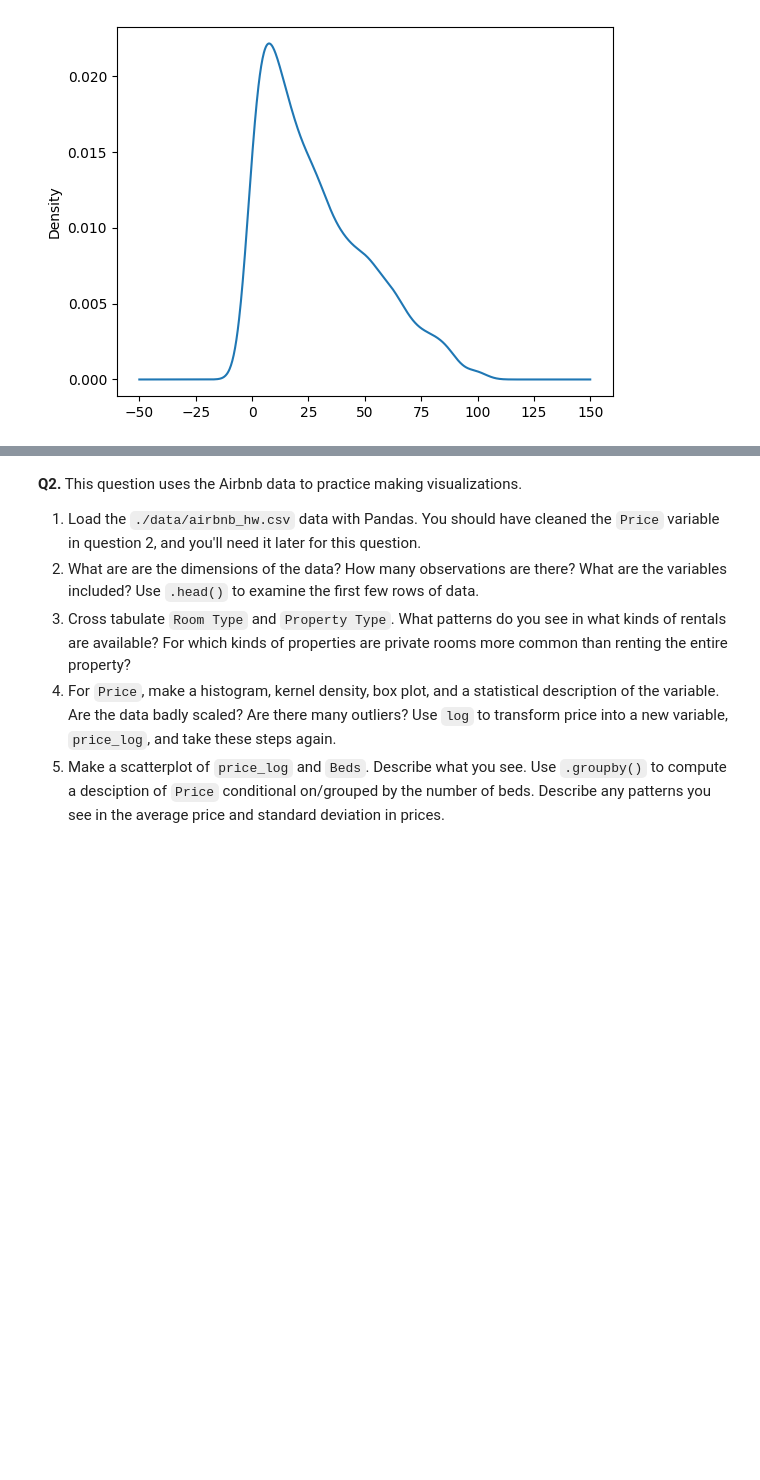
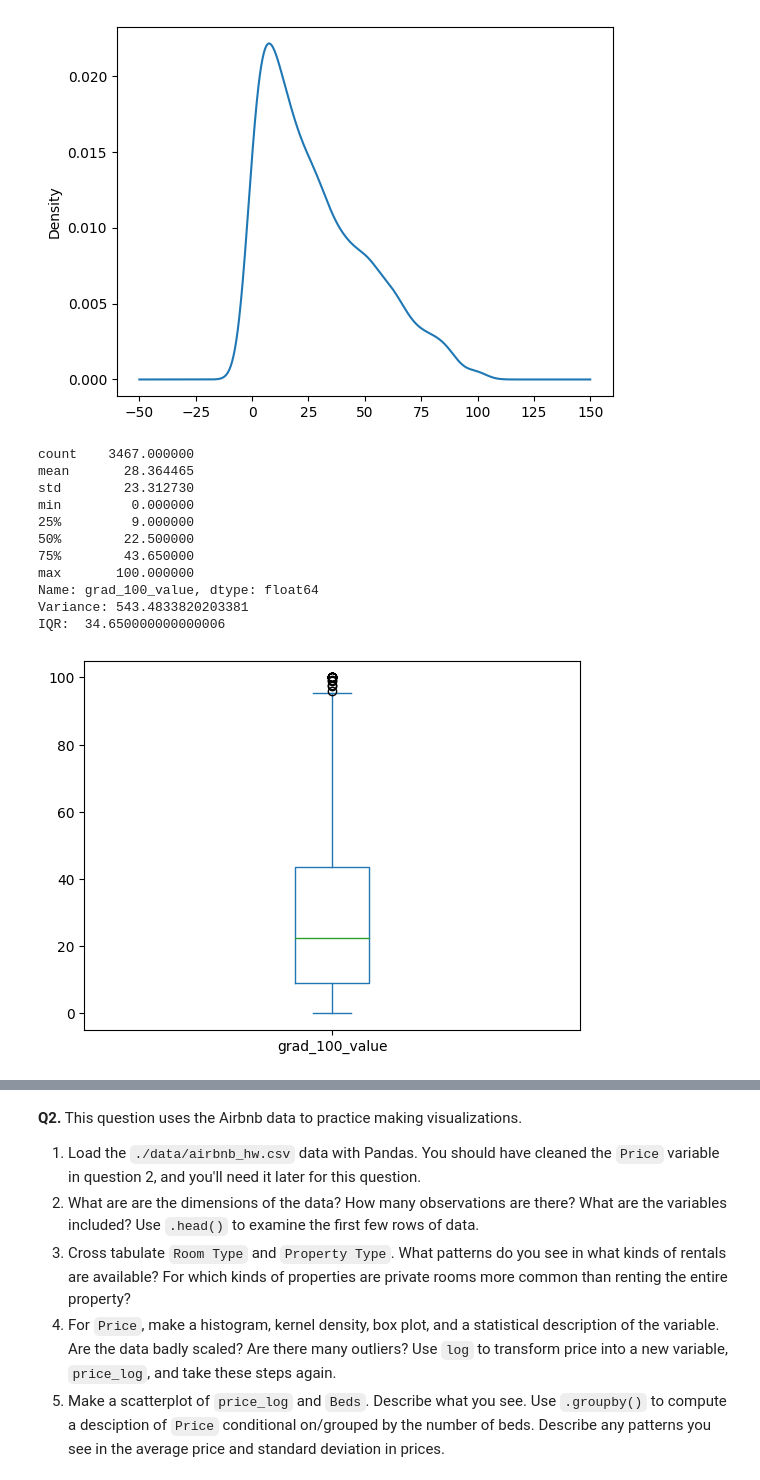
Before and after one commit to cwynne12/visualization, a Jupyter notebook: assignment/assignment.ipynb, the cells around one changed output, grey strips where cells are left out. Saved outputs shown, nothing was run; the diff lists cells and outputs as text; code cells hidden in the pictures; blank space fills up the shorter version.

```diff
--- a/assignment/assignment.ipynb
+++ b/assignment/assignment.ipynb
@@ -77,3 +71,23 @@ df['grad_100_value'].plot.density() #kernel density plot; shows us that the data
 # %% [output]
 <Axes: ylabel='Density'>
 [figure]
+# %%
+df['grad_100_value'].plot.box() #box plot
+# statistical summary
+stats = df['grad_100_value'].describe()
+print(stats)
+print('Variance:', stats[2]**2) #variance
+print ('IQR: ', stats[6]-stats[4] ) #IQR
+# %% [output]
+count    3467.000000
+mean       28.364465
+std        23.312730
+min         0.000000
+25%         9.000000
+50%        22.500000
+75%        43.650000
+max       100.000000
+Name: grad_100_value, dtype: float64
+Variance: 543.4833820203381
+IQR:  34.650000000000006
+[figure, added]
```
Also changed, not shown: parts of 8 cells of this notebook.
